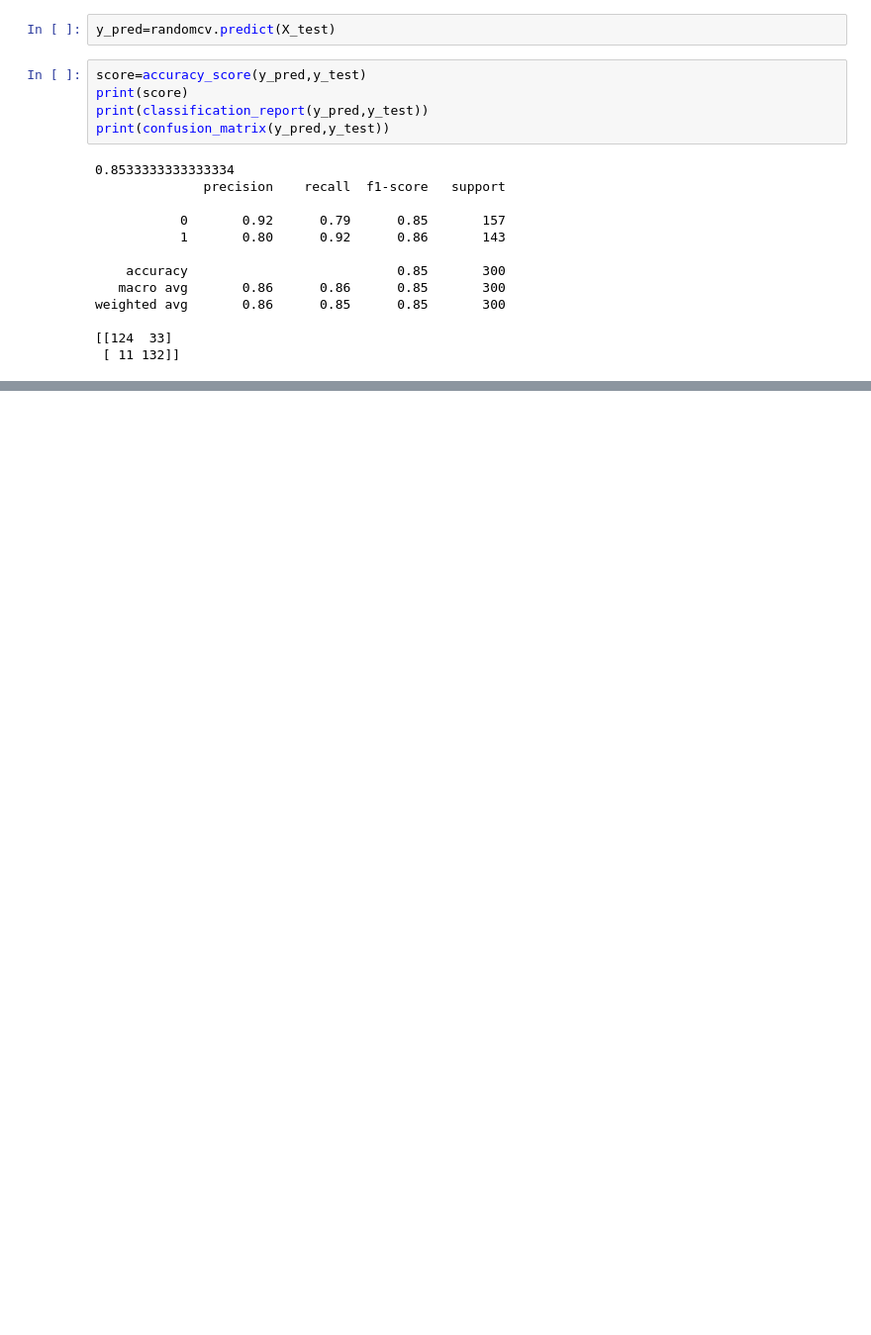
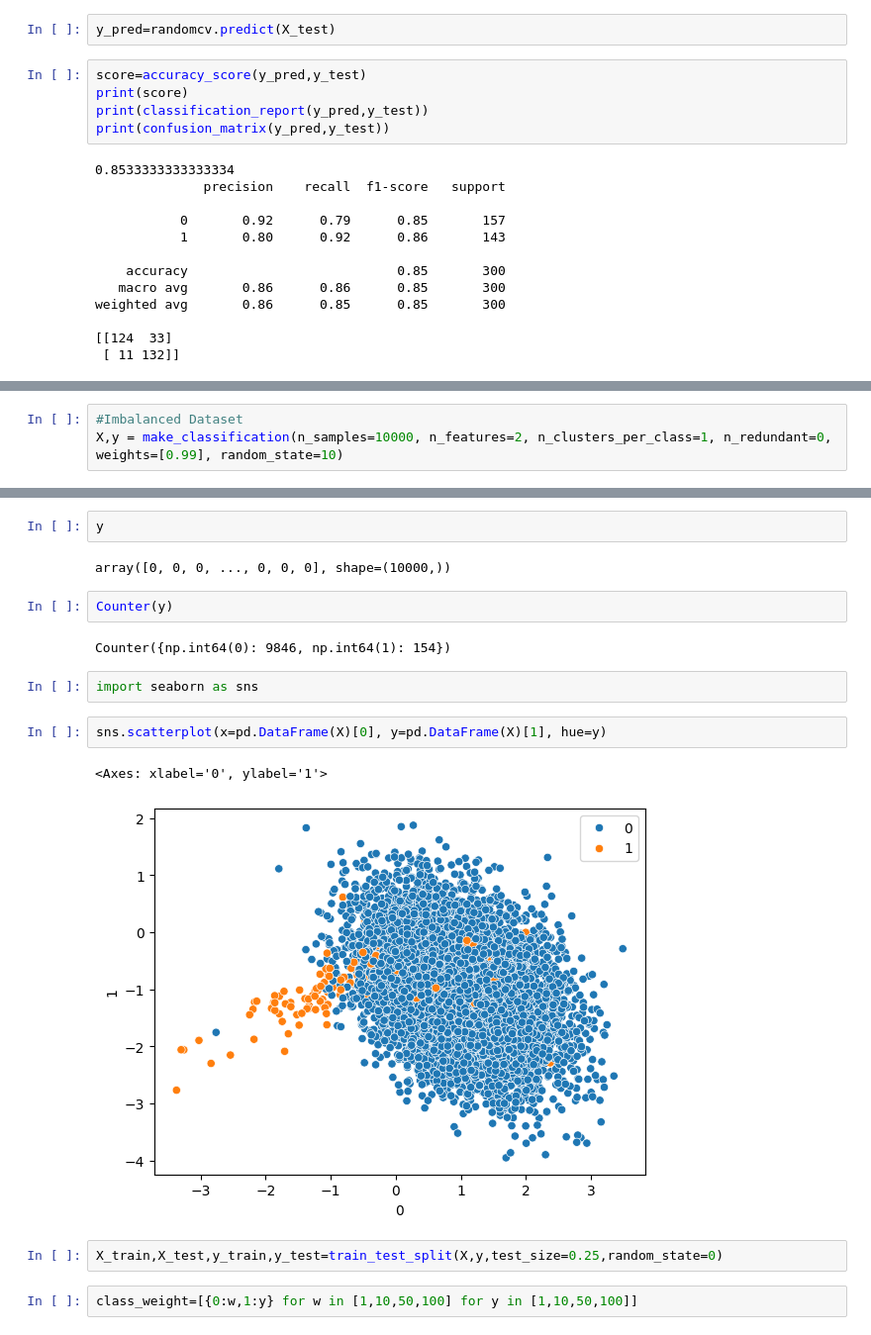
Before and after one commit to GGTuran/ML-Algorithms, a Jupyter notebook: Logistic Regression/Logisitic.ipynb, the cells around one changed output, grey strips where cells are left out. Shown: that part at 99% size. Saved outputs shown, nothing was run; the diff lists cells and outputs as text; blank space fills up the shorter version.

```diff
--- a/Logistic Regression/Logisitic.ipynb
+++ b/Logistic Regression/Logisitic.ipynb
@@ -269,0 +353,3 @@ weighted avg       0.86      0.85      0.85       300
+# %%
+#Imbalanced Dataset
+X,y = make_classification(n_samples=10000, n_features=2, n_clusters_per_class=1, n_redundant=0, weights=[0.99], random_state=10)
@@ -269,0 +366,19 @@ weighted avg       0.86      0.85      0.85       300
+# %%
+y
+# %% [output]
+array([0, 0, 0, ..., 0, 0, 0], shape=(10000,))
+# %%
+Counter(y)
+# %% [output]
+Counter({np.int64(0): 9846, np.int64(1): 154})
+# %%
+import seaborn as sns
+# %%
+sns.scatterplot(x=pd.DataFrame(X)[0], y=pd.DataFrame(X)[1], hue=y)
+# %% [output]
+<Axes: xlabel='0', ylabel='1'>
+[figure, added]
+# %%
+X_train,X_test,y_train,y_test=train_test_split(X,y,test_size=0.25,random_state=0)
+# %%
+class_weight=[{0:w,1:y} for w in [1,10,50,100] for y in [1,10,50,100]]
```
Also changed, not shown: parts of 33 cells of this notebook.
